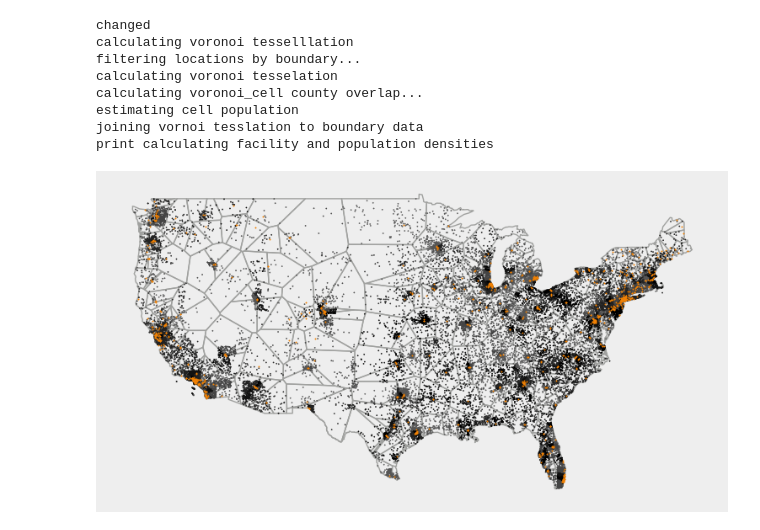
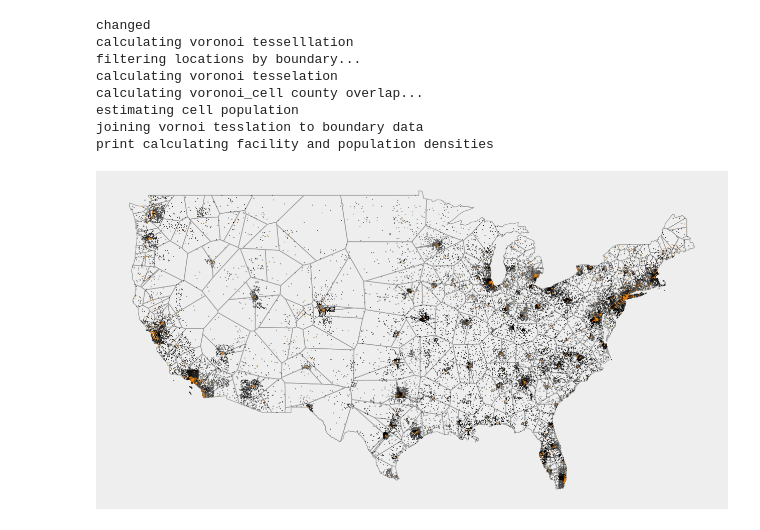
Before and after one commit to WillHWThompson/MOCSFacilityPlacement, a Jupyter notebook: viz_results.ipynb, the cells around one changed output. Saved outputs shown, nothing was run; the diff lists cells and outputs as text; code cells hidden in the pictures.

```diff
--- a/viz_results.ipynb
+++ b/viz_results.ipynb
@@ -250,0 +298,38 @@ sim1000df.plot(ax = ax,color = ILEGAL_DOT_COLOR,markersize = 11)
+# %%
+sim10000df_legal = gpd.read_parquet('./output/HPC_data/output/legal_10000steps_placement.parq')
+
+BANNED_STATES = ['Arkansas','Alabama','Idaho','Kentucky','Louisiana','Kentucky','Mississippi','Missouri','Oklahoma','South Dakota','Tenesee','Texas','West Virginia','Wisconsin']
+df_state['is_legal'] = df_state['state'].isin(BANNED_STATES)
+
+LEGAL_COLOR = "#EEEEEE"
+ILEGAL_COLOR = "#D5D6D4"
+
+LEGAL_DOT_COLOR = "#31D1DE"
+ILEGAL_DOT_COLOR = "#F08104"
+
+
+df_state['color'] = df_state.is_legal.apply(lambda x: ILEGAL_COLOR if x else LEGAL_COLOR)
+
+clinic_geo_df['color'] = clinic_geo_df.state.isin(BANNED_STATES).apply(lambda x: ILEGAL_DOT_COLOR if x else LEGAL_DOT_COLOR)
+
+BACKGROUND_COLOR = '#EEEEEE'
+LINE_COLOR ="#A0A19F"
+DOT_COLOR = "#F08104"
+
+
+fig,ax = plt.subplots(figsize = (10,15))
+ax.spines['top'].set_visible(False)
+ax.spines['right'].set_visible(False)
+ax.spines['bottom'].set_visible(False)
+ax.spines['left'].set_visible(False)
+plt.grid(False)
+
+fig.patch.set_facecolor(BACKGROUND_COLOR)#set black background
+ax.set_facecolor(BACKGROUND_COLOR)#set black foreground
+
+    #df_merged.plot(column = df_pop_label,ax = ax,legend=True,cmap ='magma',norm=matplotlib.colors.LogNorm(vmin=1,vmax=pop_max),cax=cax)
+    #geo_df_up_to_year.plot(ax = ax,markersize = 0.3,c='white',alpha = 0.4)
+#sns.kdeplot(data = gdf_pop,x = 'lon',y = 'lat',bw_adjust=0.1,fill = True)
+ax.tick_params(left=False,labelleft=False,bottom=False,labelbottom=False)
+df_state.plot(ax = ax,facecolor = df_state['color'],edgecolor = LINE_COLOR,lw = 0.5)
+sim10000df_legal.plot(ax = ax,color = ILEGAL_DOT_COLOR,markersize = 11)
@@ -565,32 +666,34 @@ from matplotlib.colors import ListedColormap,LinearSegmentedColormap
 greyscale_pallete = ListedColormap(newcolors, name='OrangeBlue')
 
 BACKGROUND_COLOR = '#EEEEEE'
+BACKGROUND_COLOR = '#EEEEEE'
 LINE_COLOR ="#A0A19F"
 DOT_COLOR = "#F08104"
 
 
-fig,ax = plt.subplots(figsize = (10,5))
+fig,ax = plt.subplots(figsize = (16,9))
 ax.spines['top'].set_visible(False)
 ax.spines['right'].set_visible(False)
 ax.spines['bottom'].set_visible(False)
 ax.spines['left'].set_visible(False)
 plt.grid(False)
 
 fig.patch.set_facecolor(BACKGROUND_COLOR)#set black background
 ax.set_facecolor(BACKGROUND_COLOR)#set black foreground
 
     #df_merged.plot(column = df_pop_label,ax = ax,legend=True,cmap ='magma',norm=matplotlib.colors.LogNorm(vmin=1,vmax=pop_max),cax=cax)
     #geo_df_up_to_year.plot(ax = ax,markersize = 0.3,c='white',alpha = 0.4)
 #sns.kdeplot(data = gdf_pop,x = 'lon',y = 'lat',bw_adjust=0.1,fill = True)
 ax.tick_params(left=False,labelleft=False,bottom=False,labelbottom=False)
 #df_state.plot(ax = ax,facecolor = "none",edgecolor = LINE_COLOR,lw = 0.5)
 clinic_voronoi_pop_fac_density.set_geometry('geometry_voronoi').to_crs(4326).plot(ax = ax,edgecolor = LINE_COLOR,lw = 1,facecolor="none")
 
 #df_merged.plot(column = 'log_pop',ax = ax)
 #clinic_geo_df.plot(ax = ax,color = DOT_COLOR,markersize = 5)
 #df_merged['log_pop'] =np.log(df_merged['pop_2010'])
 clinic_pop_nearest_fac_2.plot(ax = ax,column = 'nearest_fac',markersize=0.8,cmap = greyscale_pallete)
 clinic_geo_df.to_crs(4326).plot(ax = ax,color=DOT_COLOR,markersize = 1)
 plt.savefig("plots/clinic_facility_voronoi_tesselation.png")
+plt.savefig("plots/clinic_facility_voronoi_tesselation2.svg")
 # %% [output]
-[figure, old version]
+[figure, new version]
```
Also changed, not shown: parts of 11 cells of this notebook, 1 other file.
